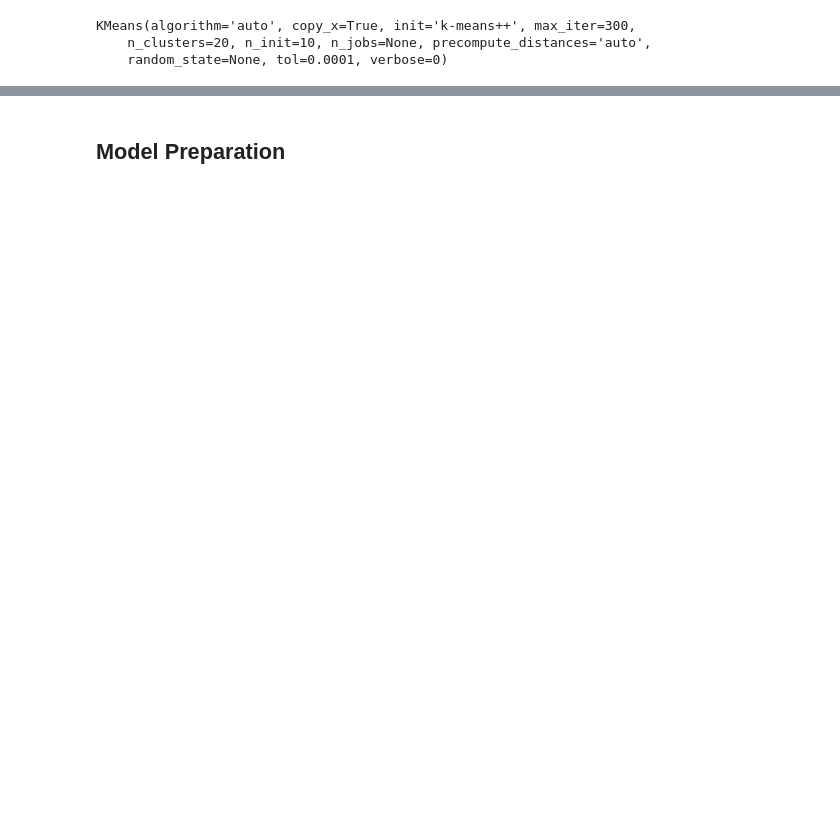
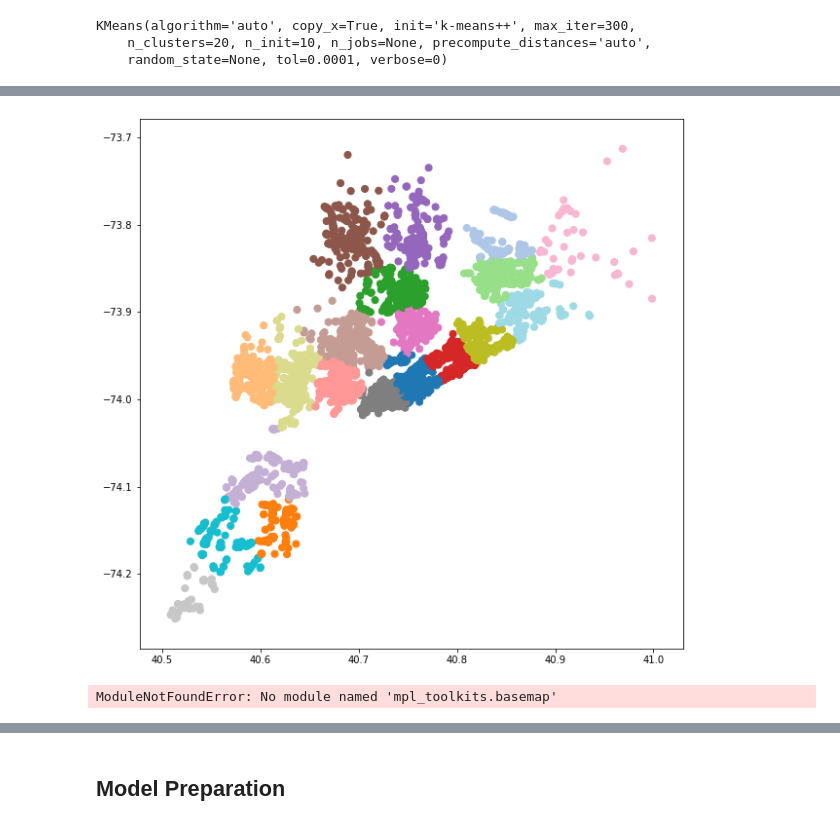
Before and after one commit to Shaddyjr/predicting_affluence_using_yelp, a Jupyter notebook: client_project_notebook.ipynb, the cells around one changed output, grey strips where cells are left out. Cells and saved outputs as stored; diff of their text form; code cells hidden in the pictures; blank space fills up the shorter version.

```diff
--- a/client_project_notebook.ipynb
+++ b/client_project_notebook.ipynb
@@ -537,0 +424,20 @@ list(complete_df.columns)
+# %%
+# What do these clusters look like visually?
+plt.figure(figsize=(10, 10))
+plt.scatter((location_data.latitude).astype(float), (location_data.longitude).astype(float), c=km.labels_, s=50 ,cmap="tab20");
+# %% [output]
+[figure, added]
+# %%
+import pandas as pd
+%matplotlib inline
+import numpy as np
+import matplotlib.pyplot as plt
+from mpl_toolkits.basemap import Basemap
+# Extract the data we're interested in
+df = df.dropna()
+lat = df['latitude'].values
+lon = df['longitude'].values
+price = df['price'].values
+rating = df['rating'].values
+# %% [output]
+ModuleNotFoundError: No module named 'mpl_toolkits.basemap'
```
Also changed, not shown: parts of 33 cells of this notebook.
